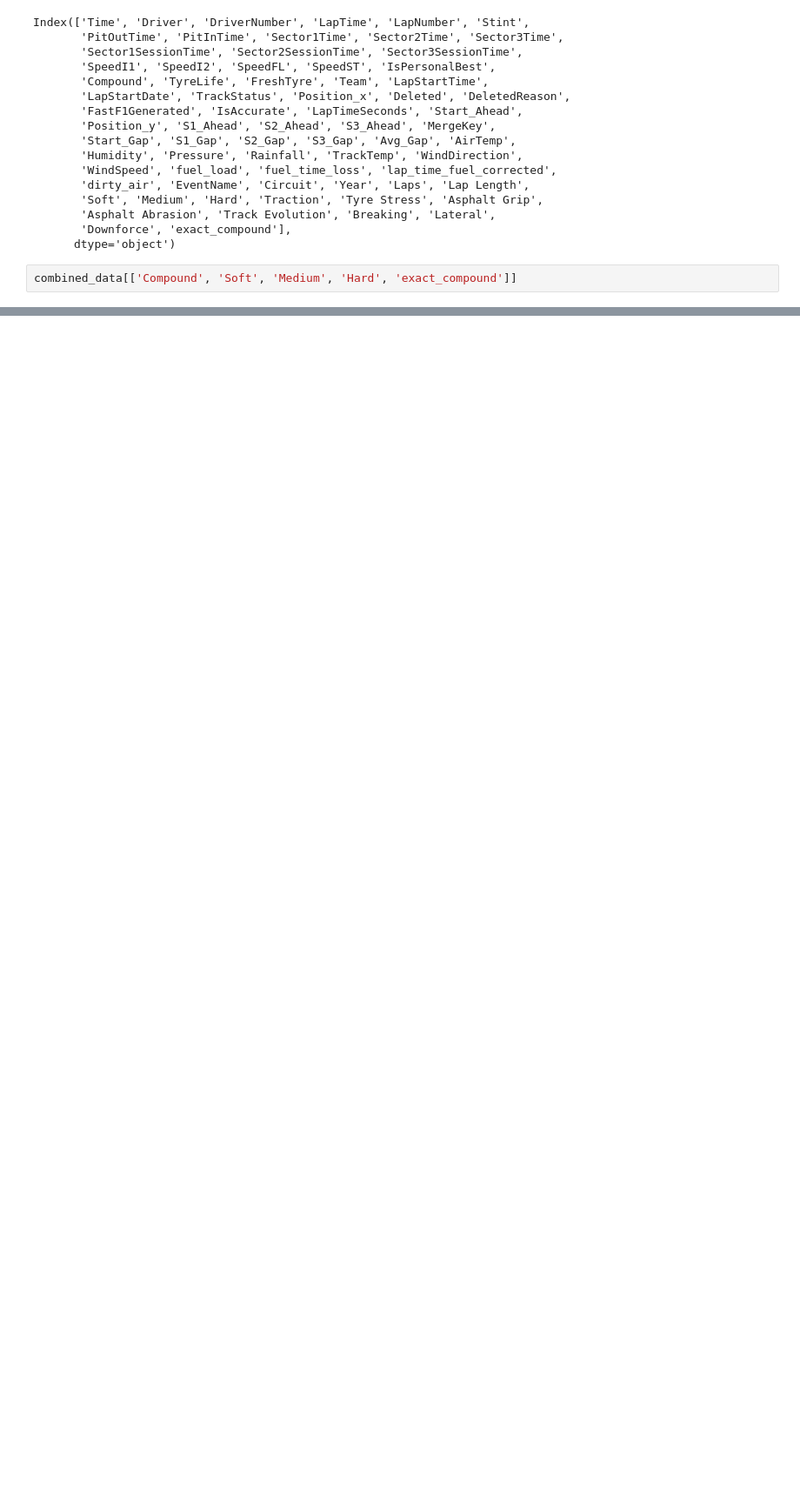
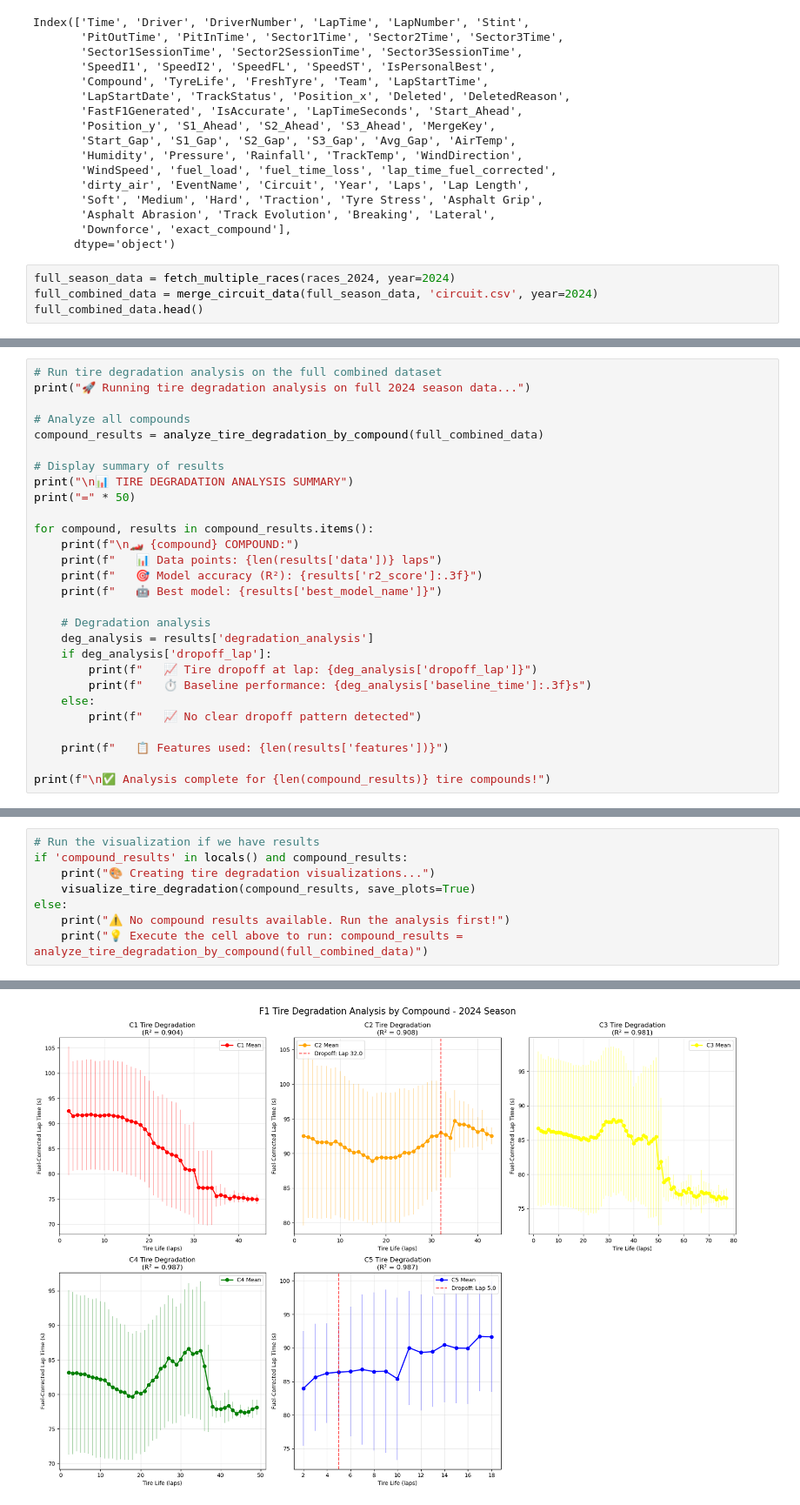
Before and after one commit to elijahmccauley/f1_tire_deg, a Jupyter notebook: F1_TireDeg_Analysis.ipynb, the cells around one changed output, grey strips where cells are left out. Shown at 87% size. Saved outputs shown, nothing was run; the diff lists cells and outputs as text; blank space fills up the shorter version.

Commit message:
Attempt to fix issues
might have to give up on copilot and just do it all myself

```diff
--- a/F1_TireDeg_Analysis.ipynb
+++ b/F1_TireDeg_Analysis.ipynb
@@ -985,5 +985,7 @@ Index(['Time', 'Driver', 'DriverNumber', 'LapTime', 'LapNumber', 'Stint',
        'Downforce', 'exact_compound'],
       dtype='object')
 # %%
-combined_data[['Compound', 'Soft', 'Medium', 'Hard', 'exact_compound']]
+full_season_data = fetch_multiple_races(races_2024, year=2024)
+full_combined_data = merge_circuit_data(full_season_data, 'circuit.csv', year=2024)
+full_combined_data.head()
 # %% [output]
@@ -1002,0 +1407,28 @@ combined_data[['Compound', 'Soft', 'Medium', 'Hard', 'exact_compound']]
+# %%
+# Run tire degradation analysis on the full combined dataset
+print("🚀 Running tire degradation analysis on full 2024 season data...")
+
+# Analyze all compounds
+compound_results = analyze_tire_degradation_by_compound(full_combined_data)
+
+# Display summary of results
+print("\n📊 TIRE DEGRADATION ANALYSIS SUMMARY")
+print("=" * 50)
+
+for compound, results in compound_results.items():
+    print(f"\n🏎️ {compound} COMPOUND:")
+    print(f"   📊 Data points: {len(results['data'])} laps")
+    print(f"   🎯 Model accuracy (R²): {results['r2_score']:.3f}")
+    print(f"   🤖 Best model: {results['best_model_name']}")
+
+    # Degradation analysis
+    deg_analysis = results['degradation_analysis']
+    if deg_analysis['dropoff_lap']:
+        print(f"   📈 Tire dropoff at lap: {deg_analysis['dropoff_lap']}")
+        print(f"   ⏱️ Baseline performance: {deg_analysis['baseline_time']:.3f}s")
+    else:
+        print(f"   📈 No clear dropoff pattern detected")
+
+    print(f"   📋 Features used: {len(results['features'])}")
+
+print(f"\n✅ Analysis complete for {len(compound_results)} tire compounds!")
@@ -1002,0 +1599,9 @@ combined_data[['Compound', 'Soft', 'Medium', 'Hard', 'exact_compound']]
+# %%
+# Run the visualization if we have results
+if 'compound_results' in locals() and compound_results:
+    print("🎨 Creating tire degradation visualizations...")
+    visualize_tire_degradation(compound_results, save_plots=True)
+else:
+    print("⚠️ No compound results available. Run the analysis first!")
+    print("💡 Execute the cell above to run: compound_results = analyze_tire_degradation_by_compound(full_combined_data)")
+# %% [output]
@@ -1002,0 +1609 @@ combined_data[['Compound', 'Soft', 'Medium', 'Hard', 'exact_compound']]
+[figure, added]
```
Also changed, not shown: parts of 48 cells of this notebook, 5 other files.
